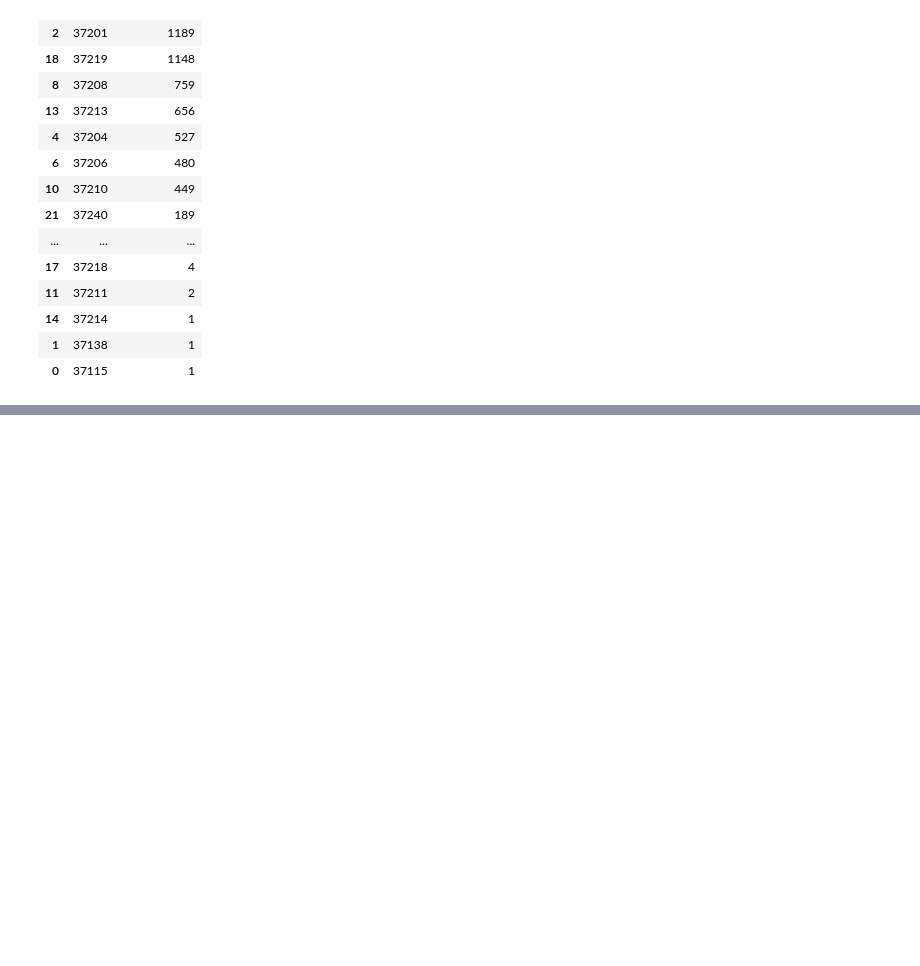
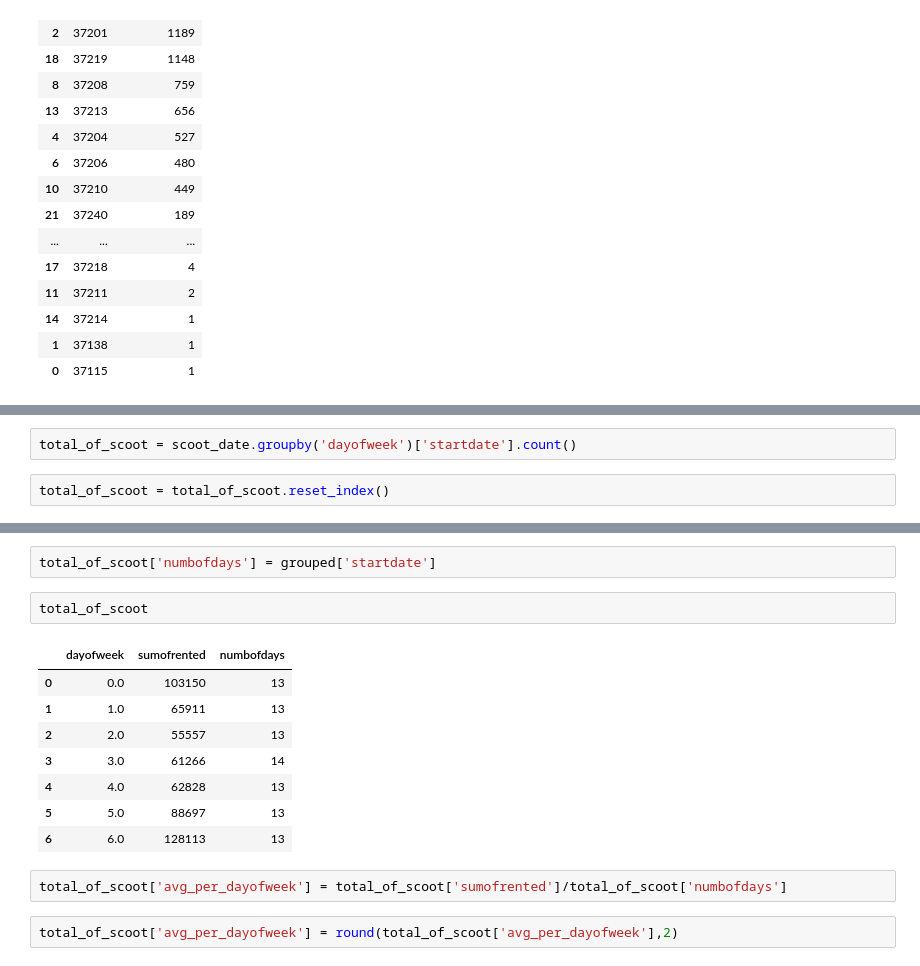
Before and after one commit to NSS-Data-Analytics-Cohort-8/scooter-partner1-whenhugocallsuspythonistas, a Jupyter notebook: notebooks/twooter.ipynb, the cells around one changed output, grey strips where cells are left out. Drawn from its saved outputs; the diff is of its cells as text; blank space fills up the shorter version.

```diff
--- a/notebooks/twooter.ipynb
+++ b/notebooks/twooter.ipynb
@@ -106,0 +146,4 @@ count_by_zip.sort_values('numb_started', ascending=False)
+# %%
+total_of_scoot = scoot_date.groupby('dayofweek')['startdate'].count()
+# %%
+total_of_scoot = total_of_scoot.reset_index()
@@ -106,0 +163,17 @@ count_by_zip.sort_values('numb_started', ascending=False)
+# %%
+total_of_scoot['numbofdays'] = grouped['startdate']
+# %%
+total_of_scoot
+# %% [output]
+|  | dayofweek | sumofrented | numbofdays |
+| 0 | 0.0 | 103150 | 13 |
+| 1 | 1.0 | 65911 | 13 |
+| 2 | 2.0 | 55557 | 13 |
+| 3 | 3.0 | 61266 | 14 |
+| 4 | 4.0 | 62828 | 13 |
+| 5 | 5.0 | 88697 | 13 |
+| 6 | 6.0 | 128113 | 13 |
+# %%
+total_of_scoot['avg_per_dayofweek'] = total_of_scoot['sumofrented']/total_of_scoot['numbofdays']
+# %%
+total_of_scoot['avg_per_dayofweek'] = round(total_of_scoot['avg_per_dayofweek'],2)
```
Also changed, not shown: parts of 14 cells of this notebook.
